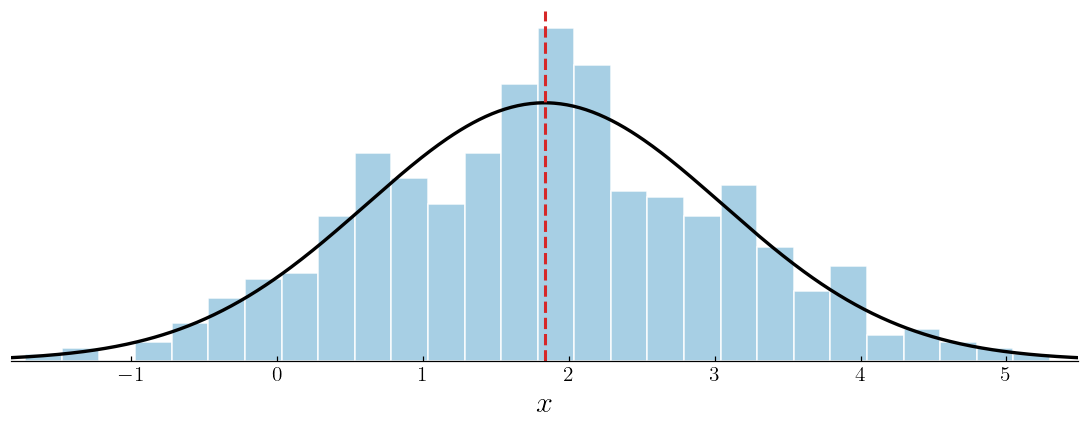
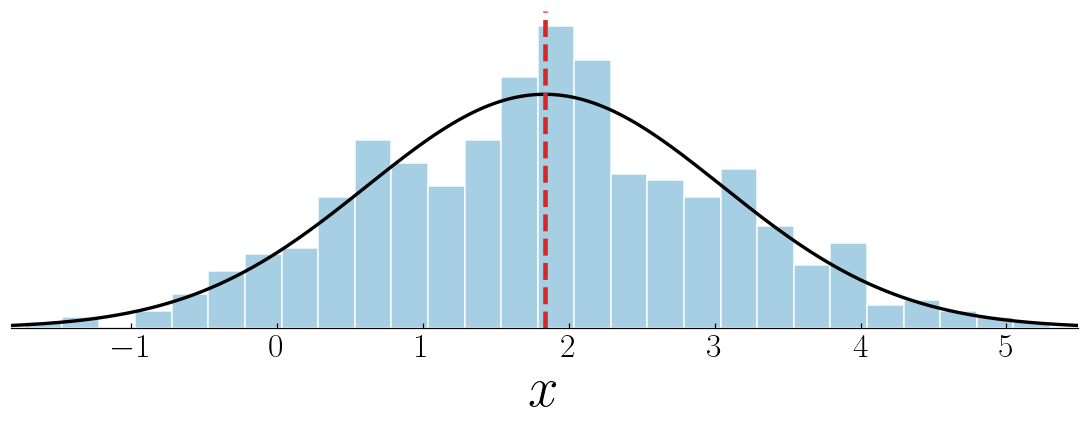
The notebook cell's code change between the first figure and the second:
--- before
+++ after
@@ -5,15 +5,15 @@
 
 # Fitted Gaussian density using inferred parameters
-x_min, x_max = mu_hat - 3 * sigma_hat, mu_hat + 3 * sigma_hat
-x_plot = np.linspace(x_min, x_max, 500)
+plot_x_min, plot_x_max = mu_hat - 3 * sigma_hat, mu_hat + 3 * sigma_hat
+x_plot = np.linspace(plot_x_min, plot_x_max, 500)
 pdf_hat = (1.0 / (np.sqrt(2.0 * np.pi) * sigma_hat)) * np.exp(-0.5 * ((x_plot - mu_hat) / sigma_hat) ** 2)
 ax.plot(x_plot, pdf_hat, color='black', linewidth=2.2)
 
 # Visual cue for inferred mean
-ax.axvline(mu_hat, color='#d62728', linestyle='--', linewidth=2.0)
+ax.axvline(mu_hat, color='#d62728', linestyle='--', linewidth=3.0)
 
 # ax.set_title(r'Infer $\mu$ and $\sigma^2$ from Data')
 ax.set_xlabel(r'$x$')
-ax.set_xlim(x_min, x_max)
+ax.set_xlim(plot_x_min, plot_x_max)
 
 # Remove y-axis completely
@@ -24,4 +24,4 @@
 
 plt.tight_layout()
-plt.savefig('/home/zongchen/mini_mmd/figures/statistical_inference_illustration.pdf', dpi=300, bbox_inches='tight')
+plt.savefig('/home/zongchen/mini_mmd/plotting/figures/statistical_inference_illustration.pdf', dpi=300, bbox_inches='tight')
 plt.show()

Commit: update